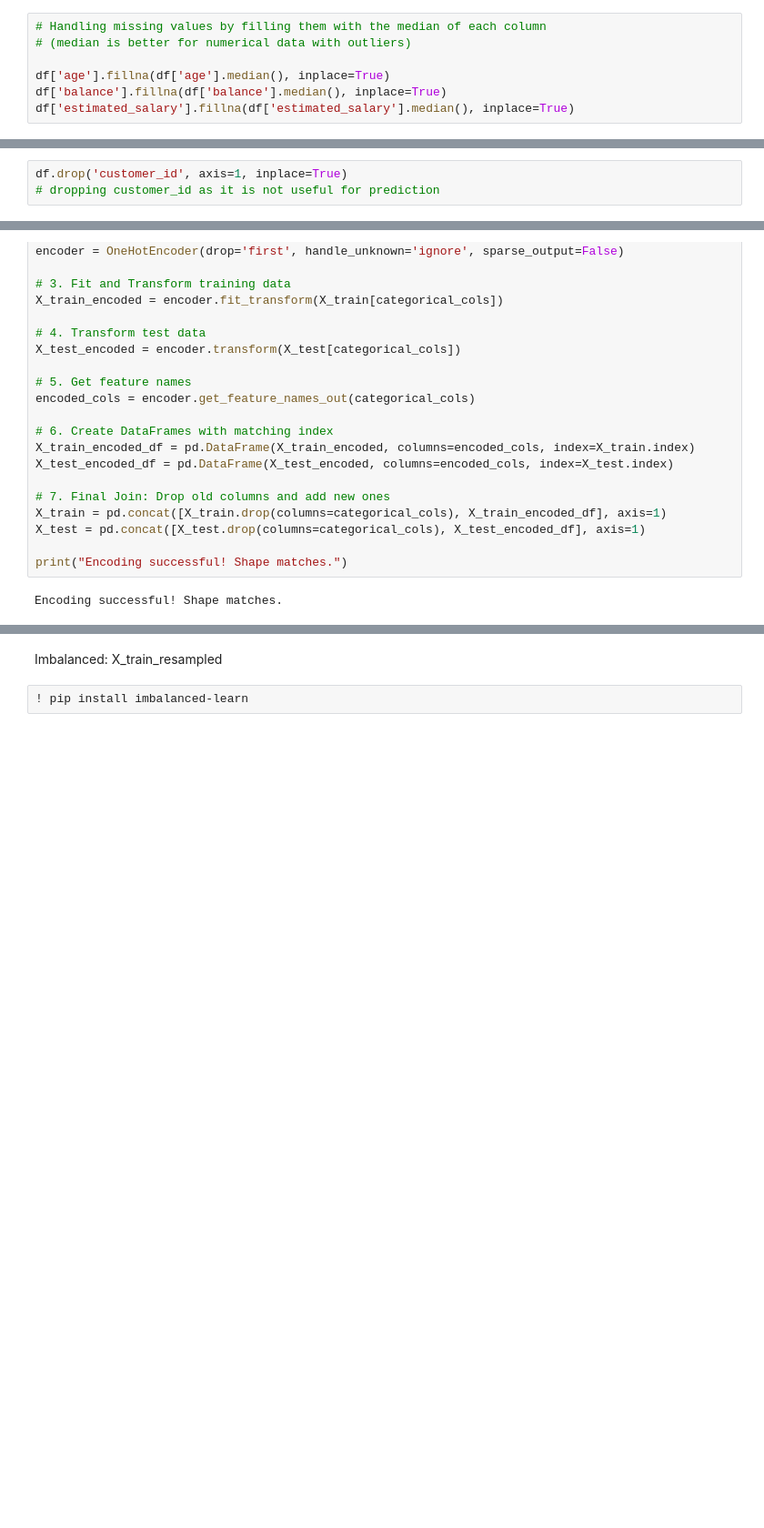
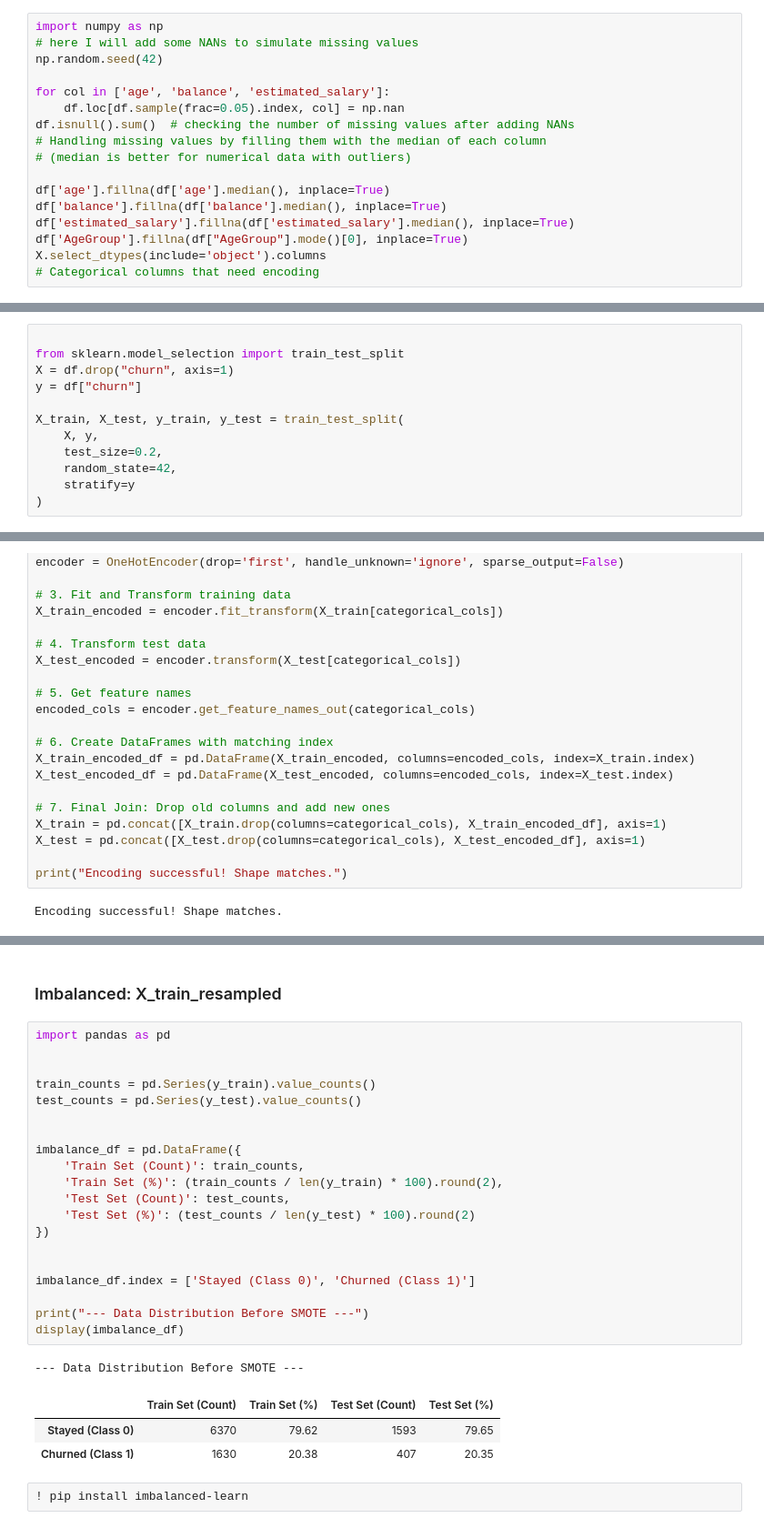
Before and after one commit to Tasnimm123/Customer-Churn-Project, a Jupyter notebook: notebook.ipynb, the cells around one changed output, grey strips where cells are left out. Shown at 91% size. Cells and saved outputs as stored; diff of their text form; blank space fills up the shorter version.

```diff
--- a/notebook.ipynb
+++ b/notebook.ipynb
@@ -300,10 +326,20 @@ dtype: int64
 # %%
+import numpy as np
+# here I will add some NANs to simulate missing values
+np.random.seed(42)
+
+for col in ['age', 'balance', 'estimated_salary']:
+    df.loc[df.sample(frac=0.05).index, col] = np.nan
+df.isnull().sum()  # checking the number of missing values after adding NANs
 # Handling missing values by filling them with the median of each column
 # (median is better for numerical data with outliers)
 
 df['age'].fillna(df['age'].median(), inplace=True)
 df['balance'].fillna(df['balance'].median(), inplace=True)
 df['estimated_salary'].fillna(df['estimated_salary'].median(), inplace=True)
+df['AgeGroup'].fillna(df["AgeGroup"].mode()[0], inplace=True)
+X.select_dtypes(include='object').columns
+# Categorical columns that need encoding
 # %% [output]
 The behavior will change in pandas 3.0. This inplace method will never work because the intermediate object on which we are setting values always behaves as a copy.
 
@@ -342,3 +361,0 @@ dtype: int64
-# %%
-df.drop('customer_id', axis=1, inplace=True)
-# dropping customer_id as it is not useful for prediction
@@ -349,0 +381,12 @@ Index(['country', 'gender'], dtype='object')
+# %%
+
+from sklearn.model_selection import train_test_split
+X = df.drop("churn", axis=1)
+y = df["churn"]
+
+X_train, X_test, y_train, y_test = train_test_split(
+    X, y,
+    test_size=0.2,
+    random_state=42,
+    stratify=y
+)
@@ -422,5 +463,30 @@ Robust Scaling completed and scaler.pkl saved successfully.
-# %% [markdown]
-Imbalanced: X_train_resampled
+# %% [markdown]
+### Imbalanced: X_train_resampled
+# %%
+import pandas as pd
+
+
+train_counts = pd.Series(y_train).value_counts()
+test_counts = pd.Series(y_test).value_counts()
+
+
+imbalance_df = pd.DataFrame({
+    'Train Set (Count)': train_counts,
+    'Train Set (%)': (train_counts / len(y_train) * 100).round(2),
+    'Test Set (Count)': test_counts,
+    'Test Set (%)': (test_counts / len(y_test) * 100).round(2)
+})
+
+
+imbalance_df.index = ['Stayed (Class 0)', 'Churned (Class 1)']
+
+print("--- Data Distribution Before SMOTE ---")
+display(imbalance_df)
+# %% [output]
+--- Data Distribution Before SMOTE ---
+|  | Train Set (Count) | Train Set (%) | Test Set (Count) | Test Set (%) |
+| Stayed (Class 0) | 6370 | 79.62 | 1593 | 79.65 |
+| Churned (Class 1) | 1630 | 20.38 | 407 | 20.35 |
 # %%
 ! pip install imbalanced-learn
 # %% [output]
```
Also changed, not shown: parts of 57 cells of this notebook.
